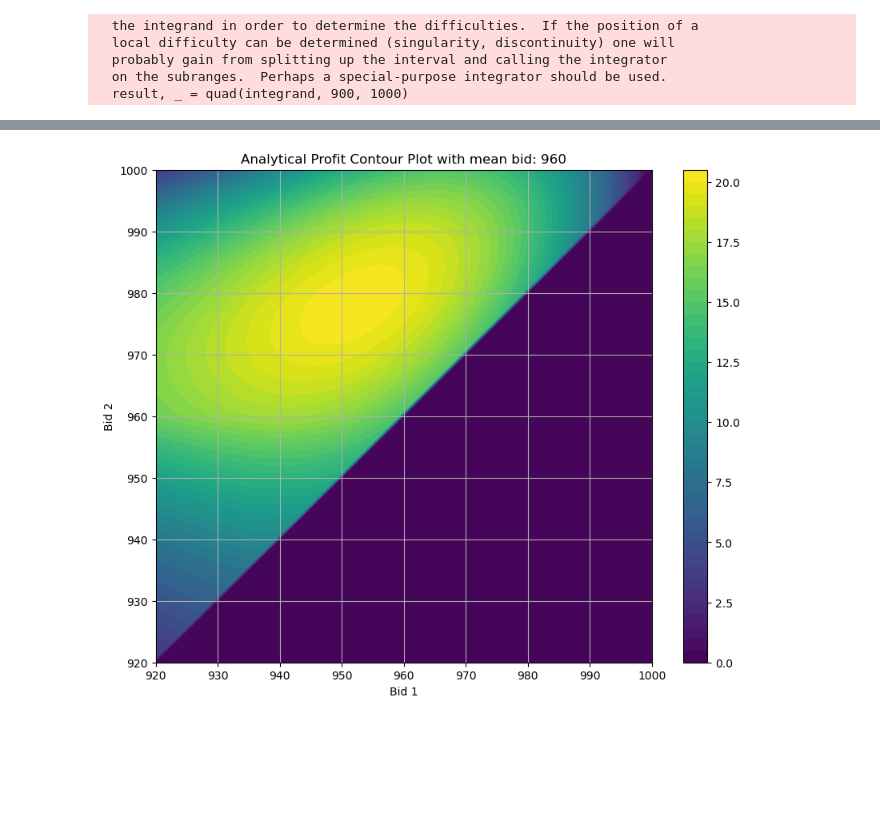
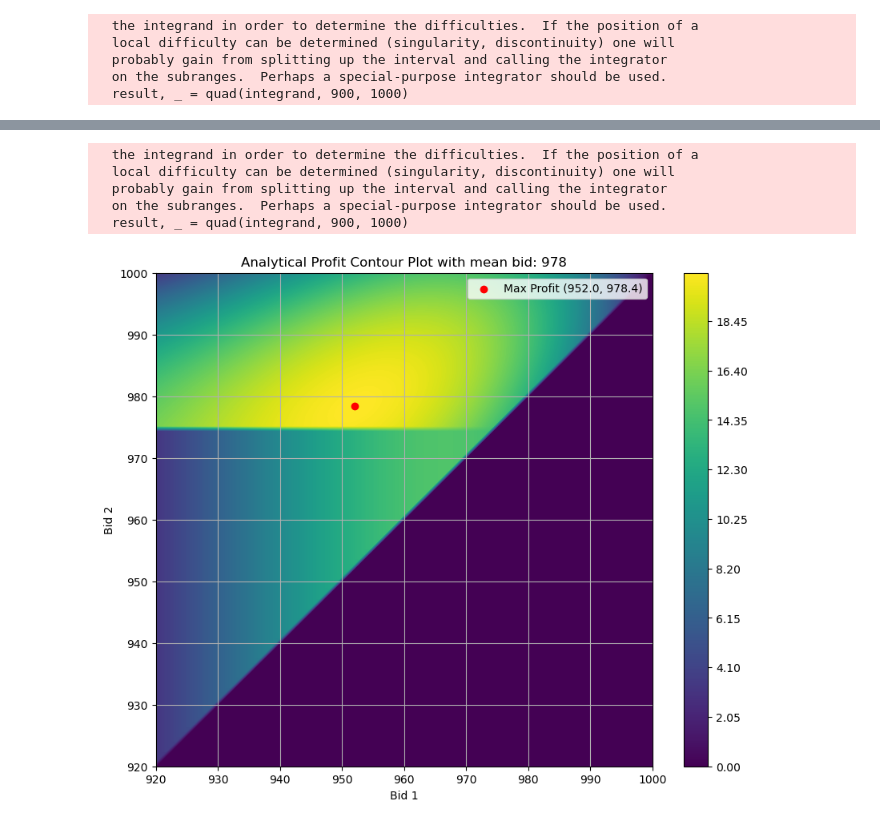
Before and after one commit to ocoropuj/IMC_Prosperity_Huskies, a Jupyter notebook: Round 4/manual_round_4.ipynb, the cells around one changed output, grey strips where cells are left out. Drawn from its saved outputs; the diff is of its cells as text; code cells hidden in the pictures; blank space fills up the shorter version.

```diff
--- a/Round 4/manual_round_4.ipynb
+++ b/Round 4/manual_round_4.ipynb
@@ -127,7 +163,7 @@ B1_plus, B2_plus = np.meshgrid(bid_values_plus, bid_values_plus)
 mean_bids = np.linspace(960, 995, 36)  # From 960 to 995
 
 # Initialize a dictionary to store profit matrices for each mean_bid
-profit_matrices = {}
+profit_matrices_plus = {}
 
 # Compute and store the profit matrices for each mean_bid
 for mean_bid in mean_bids:
@@ -136,7 +172,7 @@ for mean_bid in mean_bids:
         for j in range(Profit_plus.shape[1]):
             if B2_plus[i, j] > B1_plus[i, j]:
                 Profit_plus[i, j] = expected_profit_plus(B1_plus[i, j], B2_plus[i, j], mean_bid)
-    profit_matrices[mean_bid] = Profit_plus
+    profit_matrices_plus[mean_bid] = Profit_plus
 # %% [output]
   the integrand in order to determine the difficulties.  If the position of a
   local difficulty can be determined (singularity, discontinuity) one will
@@ -146,14 +238,47 @@ for mean_bid in mean_bids:
+# %%
+# Generate bid values
+bid_values_zero = np.linspace(920, 1000, 101)
+B1_zero, B2_zero = np.meshgrid(bid_values_zero, bid_values_zero)
+
+# Mean bids range
+mean_bids = np.linspace(960, 995, 36)  # From 960 to 995
+
+# Initialize a dictionary to store profit matrices for each mean_bid
+profit_matrices = {}
+
+# Compute and store the profit matrices for each mean_bid
+for mean_bid in mean_bids:
+    Profit_zero = np.zeros_like(B1_zero)
+    for i in range(Profit_zero.shape[0]):
+        for j in range(Profit_zero.shape[1]):
+            if B2_zero[i, j] > B1_zero[i, j]:
+                Profit_zero[i, j] = expected_profit_zero(B1_zero[i, j], B2_zero[i, j], mean_bid)
+    profit_matrices[mean_bid] = Profit_zero
+# %% [output]
+  the integrand in order to determine the difficulties.  If the position of a
+  local difficulty can be determined (singularity, discontinuity) one will
+  probably gain from splitting up the interval and calling the integrator
+  on the subranges.  Perhaps a special-purpose integrator should be used.
+  result, _ = quad(integrand, 900, 1000)
 # %%
 # Contour plot
-mean_bid = 960
-Profit_plus = profit_matrices[mean_bid]
+mean_bid = 978
+Profit_plus_1 = profit_matrices[mean_bid]
+
+# Find the indices of the maximum profit for the specific mean_bid of 978
+max_indices_plus = np.unravel_index(np.argmax(Profit_plus_1), Profit_plus_1.shape)
+max_profit_plus = Profit_plus_1[max_indices_plus]
+max_bid1_plus, max_bid2_plus = B1_plus[max_indices_plus], B2_plus[max_indices_plus]
+
 plt.figure(figsize=(10, 8))
-contour = plt.contourf(B1_plus, B2_plus, Profit_plus, levels=50, cmap='viridis')
+contour = plt.contourf(B1_plus, B2_plus, Profit_plus_1, levels=500, cmap='viridis')
 plt.colorbar(contour)
+plt.scatter(max_bid1_plus, max_bid2_plus, color='red', label=f'Max Profit ({max_bid1_plus}, {max_bid2_plus})')
 plt.title(f'Analytical Profit Contour Plot with mean bid: {mean_bid}')
 plt.xlabel('Bid 1')
 plt.ylabel('Bid 2')
+plt.legend()
 plt.grid(True)
 plt.show()
 # %% [output]
-[figure, old version]
+[figure, new version]
```
Also changed, not shown: parts of 4 cells of this notebook, 13 other files.
